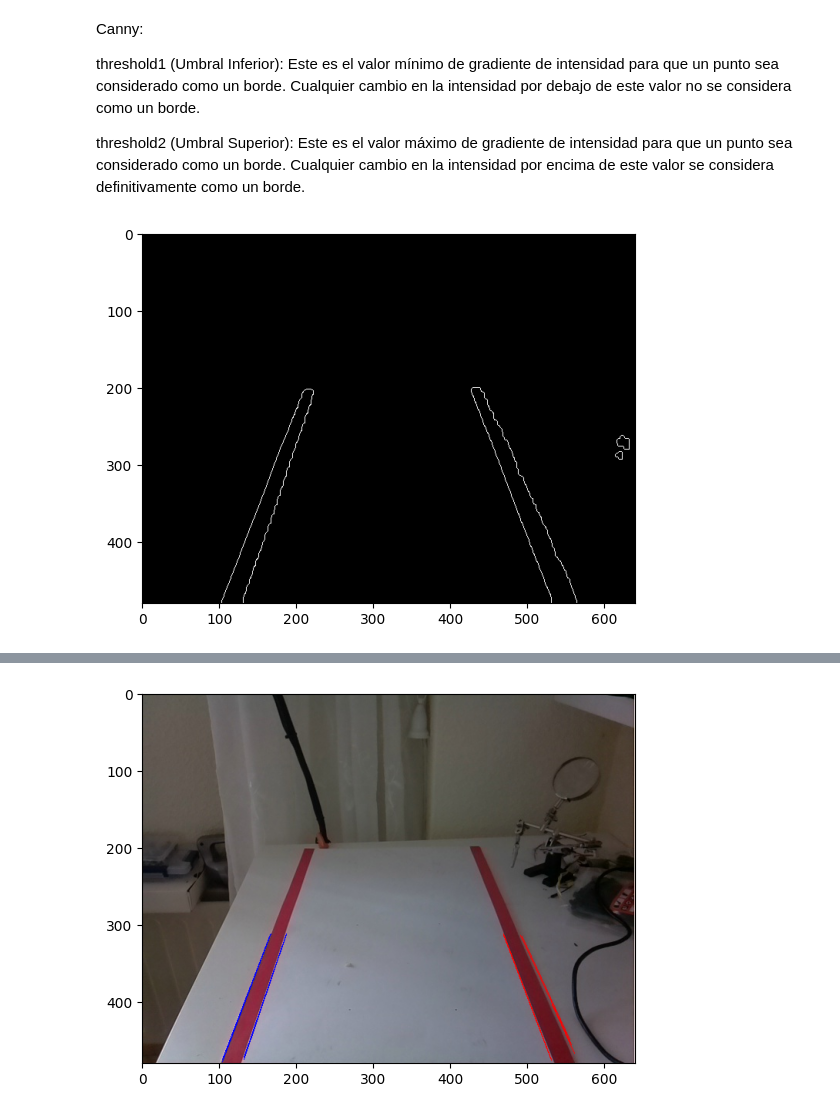
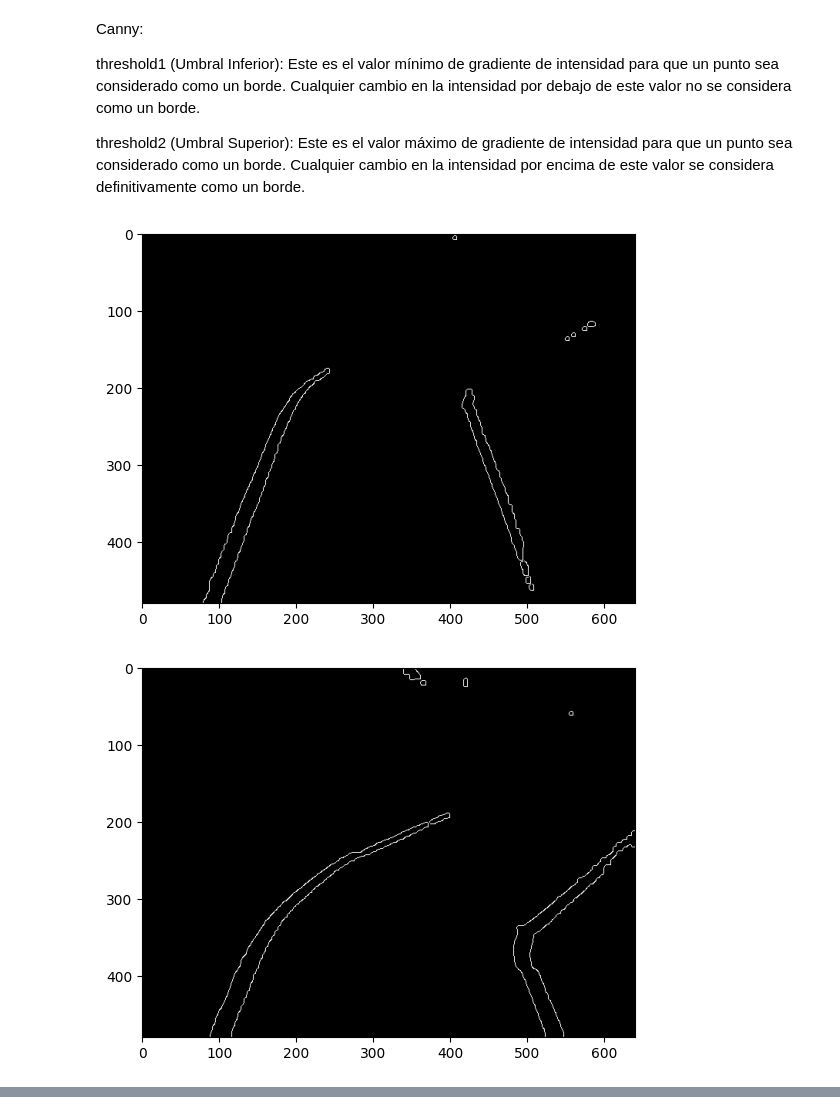
Before and after one commit to rubenhigorg/robocar, a Jupyter notebook: pruebas/computer_vision/SelfDrivingVehicle/prueba.ipynb, the cells around one changed output, grey strips where cells are left out. Drawn from its saved outputs; the diff is of its cells as text; code cells hidden in the pictures.

```diff
--- a/pruebas/computer_vision/SelfDrivingVehicle/prueba.ipynb
+++ b/pruebas/computer_vision/SelfDrivingVehicle/prueba.ipynb
@@ -50,3 +37,40 @@ plt.show()
+# %%
+respuesta = input('Estas seguro de que quieres leer frames?(y/n) ')
+
+if respuesta.lower() != 'y':
+    print("Cancelado.")
+else:
+    for ruta in rutas_imagenes:
+        # Leer un frame
+        ret, frame = camera.read()
+        if not ret:
+            print("Error al capturar el frame. Saliendo...")
+            break
+
+        # Convertir BGR a RGB
+        frame_rgb = cv2.cvtColor(frame, cv2.COLOR_BGR2RGB)
+
+        # Mostrar el frame con matplotlib
+        plt.imshow(frame_rgb)
+        plt.title("Frame Capturado")
+        plt.show()
+
+        # Guardar el frame
+        cv2.imwrite(ruta, frame)
+        input('leyendo... Pulsar tecla')
+        # Lee y descarta un número determinado de frames para limpiar el buffer
+        for _ in range(50):  # Ajusta el número de frames a descartar según sea necesario
+            ret, frame = camera.read()
+
+    # Liberar la cámara y cerrar todas las ventanas
+    camera.release()
+    cv2.destroyAllWindows()
+# %%
+# Cargar imagenes:
+frames_array = []
+for ruta in rutas_imagenes:
+    frame = cv2.imread(ruta)
+    frames_array.append(frame)
 # %% [markdown]
 IMAGEN BINARIA:
 # %%
@@ -88,8 +118,10 @@ threshold1 (Umbral Inferior): Este es el valor mínimo de gradiente de intensida
 
 threshold2 (Umbral Superior): Este es el valor máximo de gradiente de intensidad para que un punto sea considerado como un borde. Cualquier cambio en la intensidad por encima de este valor se considera definitivamente como un borde.
 # %%
-canny = cv2.Canny(binary, threshold1=20, threshold2=40)
-plt.imshow(canny, cmap='gray')
-plt.show()
+for binary in binary_frames:
+    canny = cv2.Canny(binary, threshold1=20, threshold2=40)
+    plt.imshow(canny, cmap='gray')
+    plt.show()
 # %% [output]
-[figure, old version]
+[figure, new version]
+[figure, added]
@@ -96,6 +130,0 @@ plt.show()
-# %%
-processed_frame = processor.process(frame_rgb)
-plt.imshow(processed_frame)
-plt.show()
-# %% [output]
-[figure, removed]
```
Also changed, not shown: parts of 20 cells of this notebook, 29 other files.
